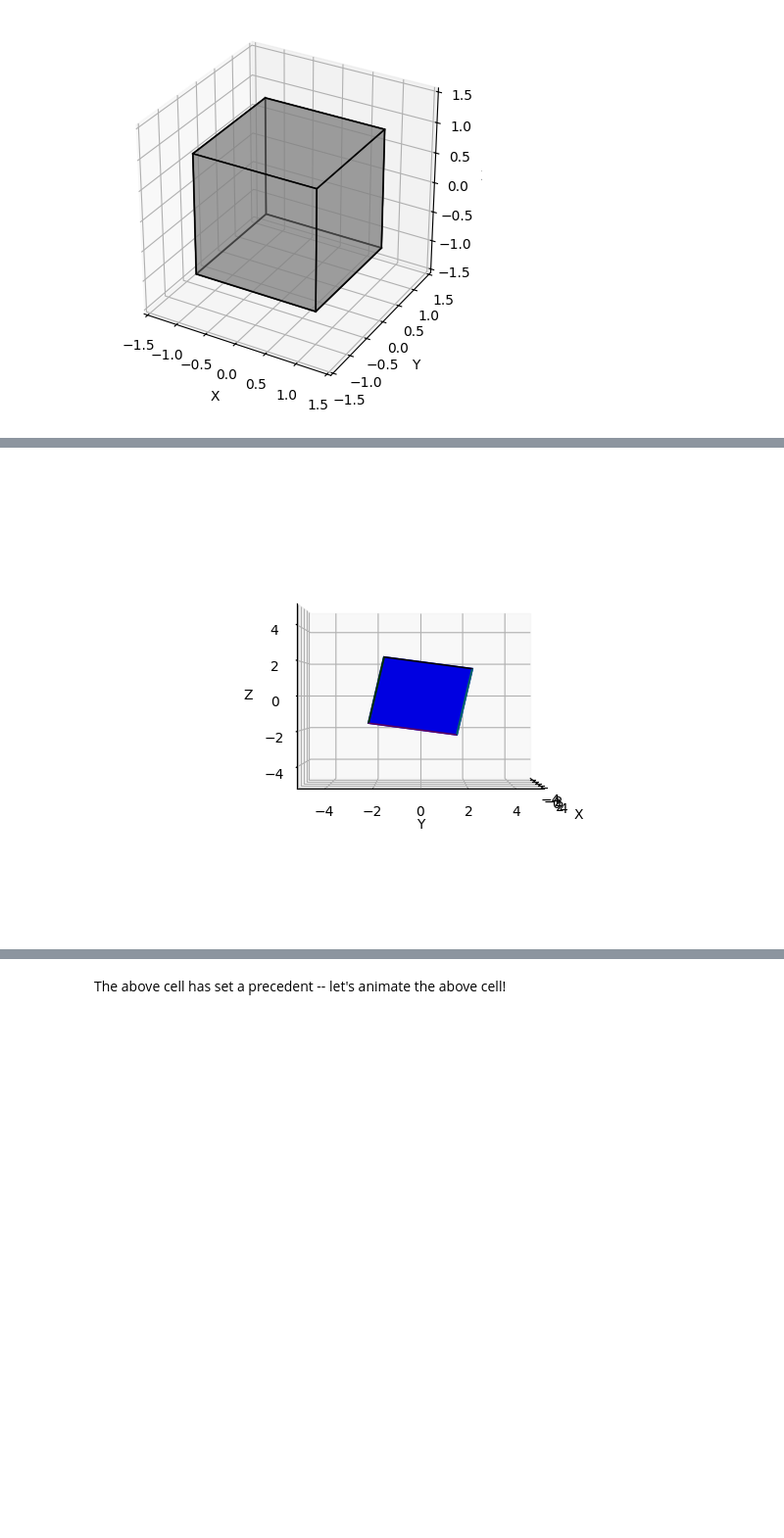
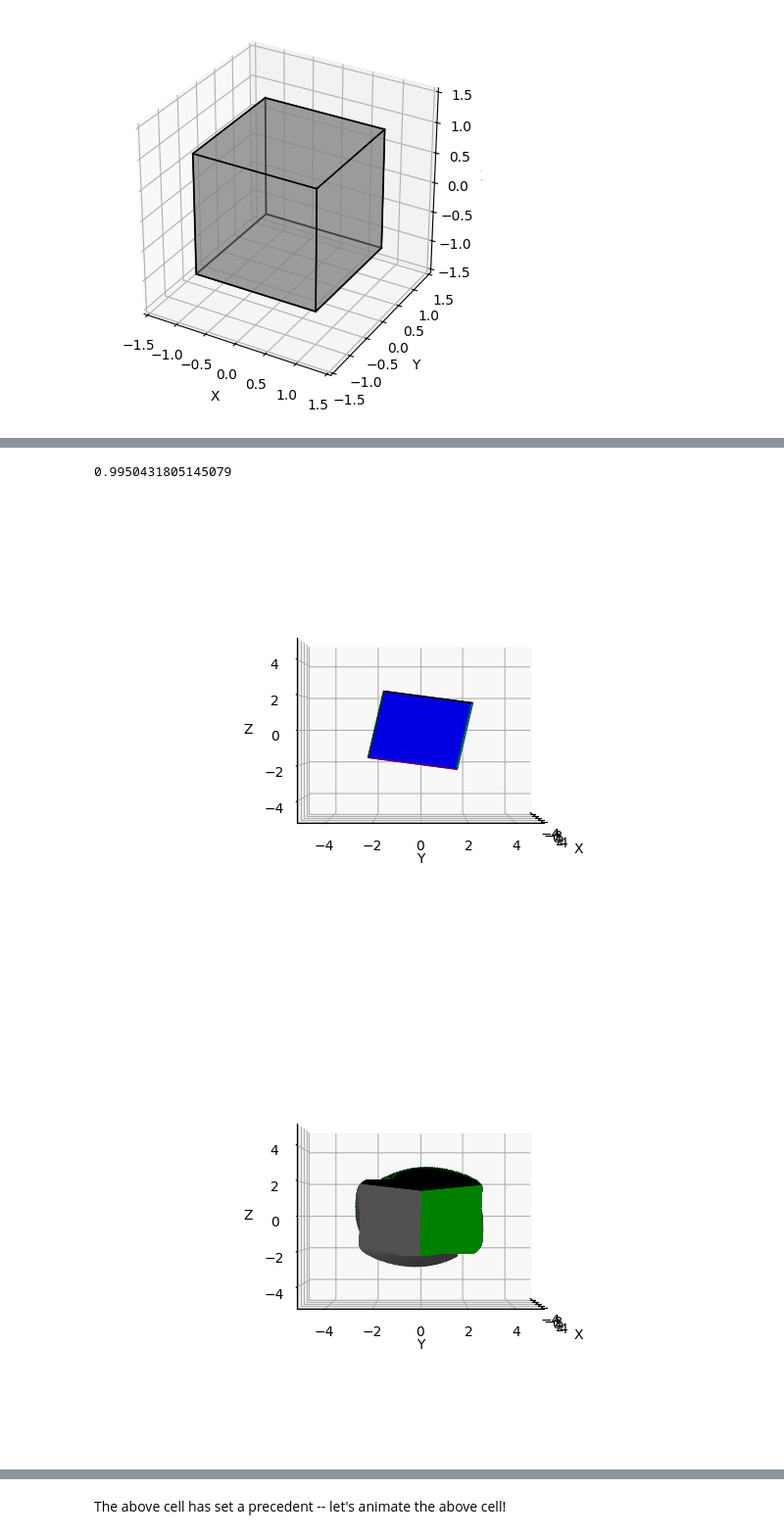
Before and after one commit to Shreeyam/6.8210-underactuated, a Jupyter notebook: plotting.ipynb, the cells around one changed output, grey strips where cells are left out. Shown at 98% size. Cells and saved outputs as stored; diff of their text form; code cells hidden in the pictures; blank space fills up the shorter version.

```diff
--- a/plotting.ipynb
+++ b/plotting.ipynb
@@ -712,7 +699,7 @@ def plot_surface(vecs, q, ord, c):
 fig = plt.figure()
 ax = fig.add_subplot(111, projection='3d')
 #num = min(num, 97)
-ax.clear()
+#ax.clear()
 # Setting the axes properties
 ax.set_xlim3d([-5.0, 5.0])
 ax.set_xlabel('X')
@@ -721,31 +708,34 @@ ax.set_ylim3d([-5.0, 5.0])
 ax.set_ylabel('Y')
 
 ax.set_zlim3d([-5.0, 5.0])
 ax.set_zlabel('Z')
 
 phi = np.deg2rad(80) #45 degrees
 rotation_axis = np.array([1,0,0])
 
 q0 = np.cos(phi/2)
 qvec = np.sin(phi/2)*rotation_axis
 #q = np.array([1,0,0,0]) #unity quaternion
 #q = np.array([np.cos(phi/2),np.sin(phi/2)*rotation_axis])
 q = np.append(q0, qvec)
-
+#q = np.array([[0.48674711, 0.49186607, 0.51394663, 0.49710644]])
+print(np.linalg.norm(np.array([[0.48674711, 0.49186607, 0.51394663, 0.49710644]]), 2))
 
 s_left = [[-2, -2, -2], [-2, -2, 2], [-2, 2, -2], [-2, 2, 2]]
 plot_surface(s_left, q, 2, 'gray')
 s_right = [[2, -2, -2], [2, -2, 2], [2, 2, -2], [2, 2, 2]]
 plot_surface(s_right, q, 3, 'blue')
 s_top = [[-2, -2, 2], [-2, 2, 2], [2, -2, 2], [2, 2, 2]]
 plot_surface(s_top, q, 4, 'green')
 s_bottom = [[-2, -2, -2], [-2, 2, -2], [2, -2, -2], [2, 2, -2]]
 plot_surface(s_bottom, q, 5, 'cyan')
 s_front = [[-2, 2, -2], [-2, 2, 2], [2, 2, -2], [2, 2, 2]]
 plot_surface(s_front, q, 6, 'black')
 s_back = [[-2, -2, -2], [-2, -2, 2], [2, -2, -2], [2, -2, 2]]
 plot_surface(s_back, q, 7, 'purple')
 #ax.legend()
 plt.show()
 # %% [output]
+0.9950431805145079
 [figure]
+[figure, added]
```
Also changed, not shown: parts of 5 cells of this notebook, 2 other files.
